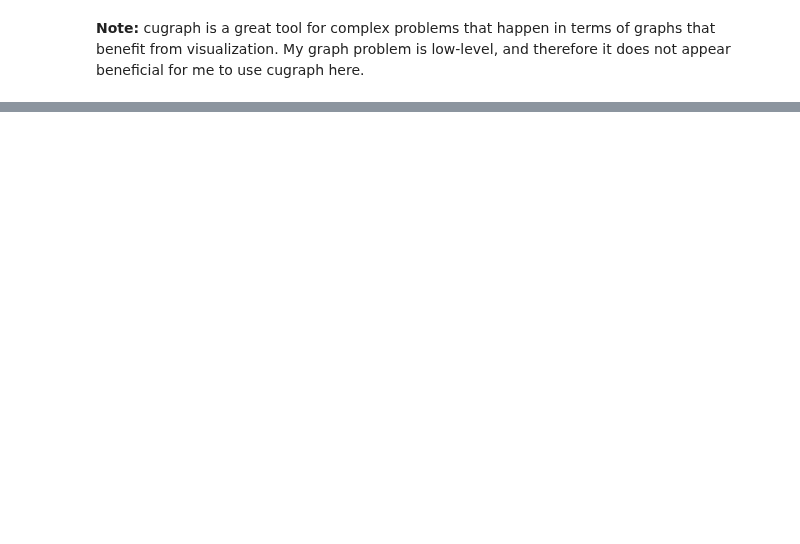
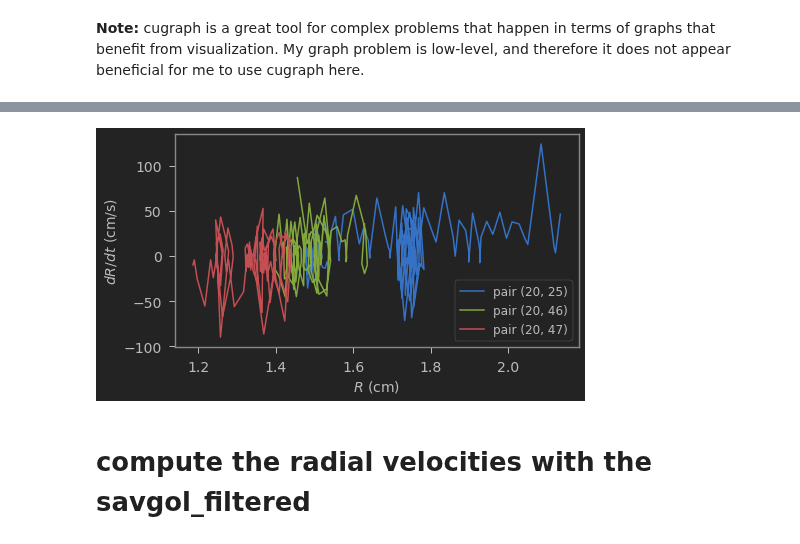
Before and after one commit to timtyree/care, a Jupyter notebook: notebooks/fast estimation of particle properties.ipynb, the cells around one changed output, grey strips where cells are left out. Saved outputs shown, nothing was run; the diff lists cells and outputs as text; code cells hidden in the pictures; blank space fills up the shorter version.

```diff
--- a/notebooks/fast estimation of particle properties.ipynb
+++ b/notebooks/fast estimation of particle properties.ipynb
@@ -609,0 +575,16 @@ grouped.apply_grouped(diff_cu,incol='t',outcol='dt')
+# %%
+#plot a few particle events
+fontsize=14
+fig,ax=plt.subplots(figsize=(7,4))
+for iv in index_values.get()[:3]:
+    x_values,y_values=dfr.loc[iv].sort_values(by='t')[['R_midpoint','dRdt']].values.T.get()
+#     ax.scatter(x_values,y_values,label=f"pair {(iv[1],iv[2])}")
+    ax.plot(x_values,y_values,label=f"pair {(iv[1],iv[2])}")
+format_plot(ax, xlabel=r'$R$ (cm)', ylabel=r'$dR/dt$ (cm/s)', fontsize=fontsize, use_loglog=False)
+ax.legend(fontsize=fontsize-2)
+plt.tight_layout()
+plt.show()
+# %% [output]
+[figure, added]
+# %% [markdown]
+# compute the radial velocities with the savgol_filtered
```
Also changed, not shown: parts of 63 cells of this notebook, 4 other files.
